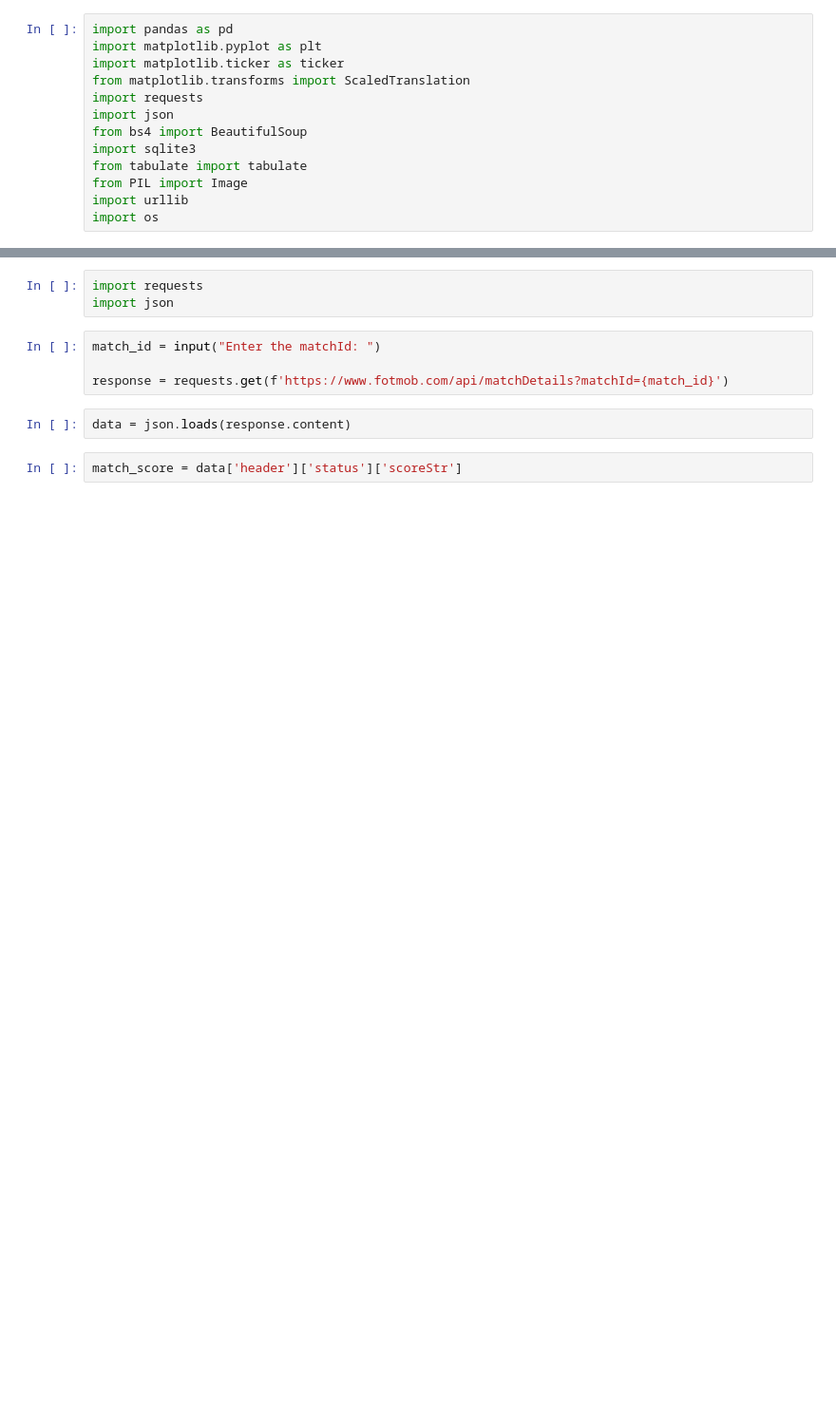
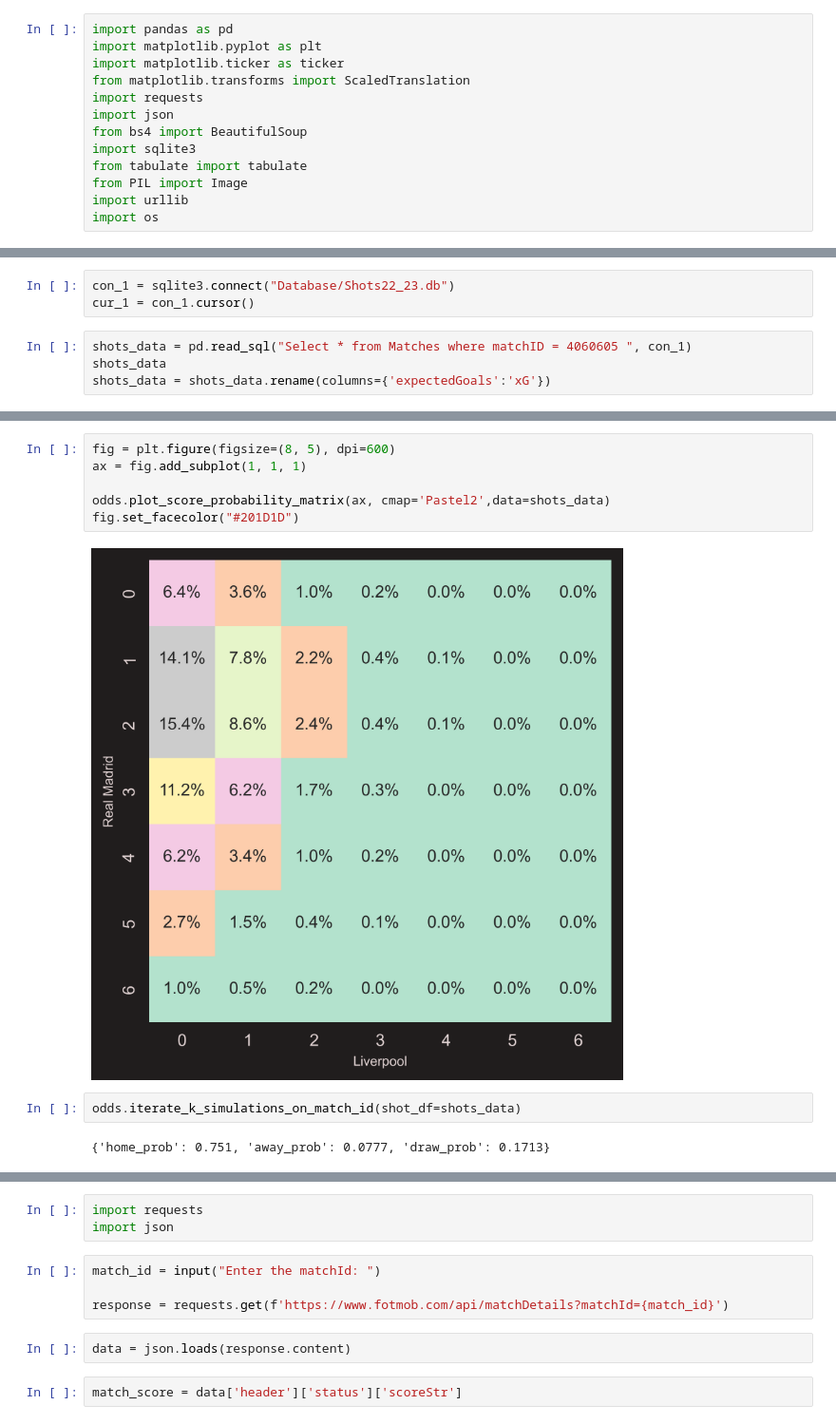
Before and after one commit to andrewlfc7/Soccer_Dashboard, a Jupyter notebook: test.ipynb, the cells around one changed output, grey strips where cells are left out. Shown at 95% size. Drawn from its saved outputs; the diff is of its cells as text; blank space fills up the shorter version.

Commit message:
update
adding post match odds dashboard

```diff
--- a/test.ipynb
+++ b/test.ipynb
@@ -13,0 +18,7 @@ import os
+# %%
+con_1 = sqlite3.connect("Database/Shots22_23.db")
+cur_1 = con_1.cursor()
+# %%
+shots_data = pd.read_sql("Select * from Matches where matchID = 4060605 ", con_1)
+shots_data
+shots_data = shots_data.rename(columns={'expectedGoals':'xG'})
@@ -13,0 +45,12 @@ import os
+# %%
+fig = plt.figure(figsize=(8, 5), dpi=600)
+ax = fig.add_subplot(1, 1, 1)
+
+odds.plot_score_probability_matrix(ax, cmap='Pastel2',data=shots_data)
+fig.set_facecolor("#201D1D")
+# %% [output]
+[figure, added]
+# %%
+odds.iterate_k_simulations_on_match_id(shot_df=shots_data)
+# %% [output]
+{'home_prob': 0.751, 'away_prob': 0.0777, 'draw_prob': 0.1713}
```
Also changed, not shown: parts of 6 cells of this notebook, 6 other files.
